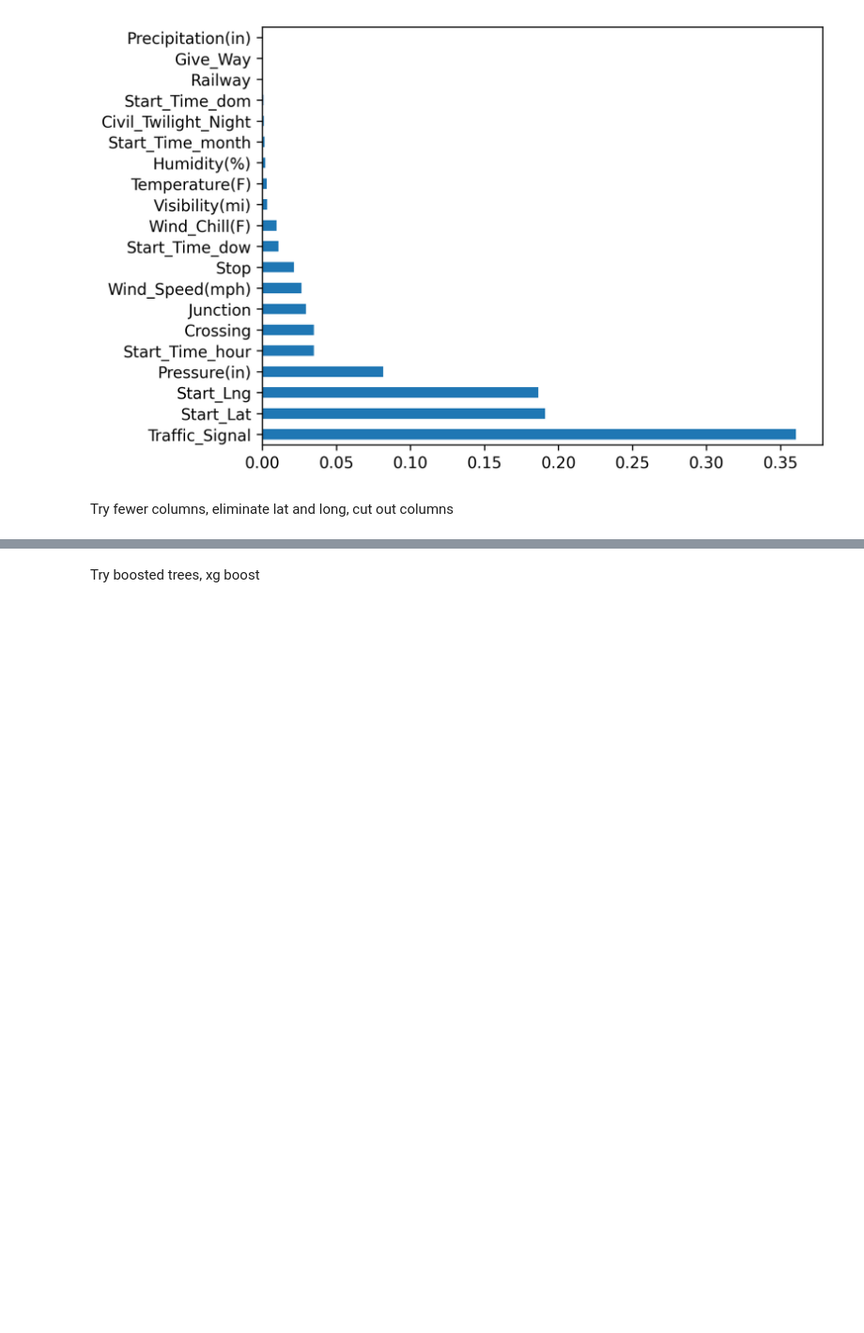
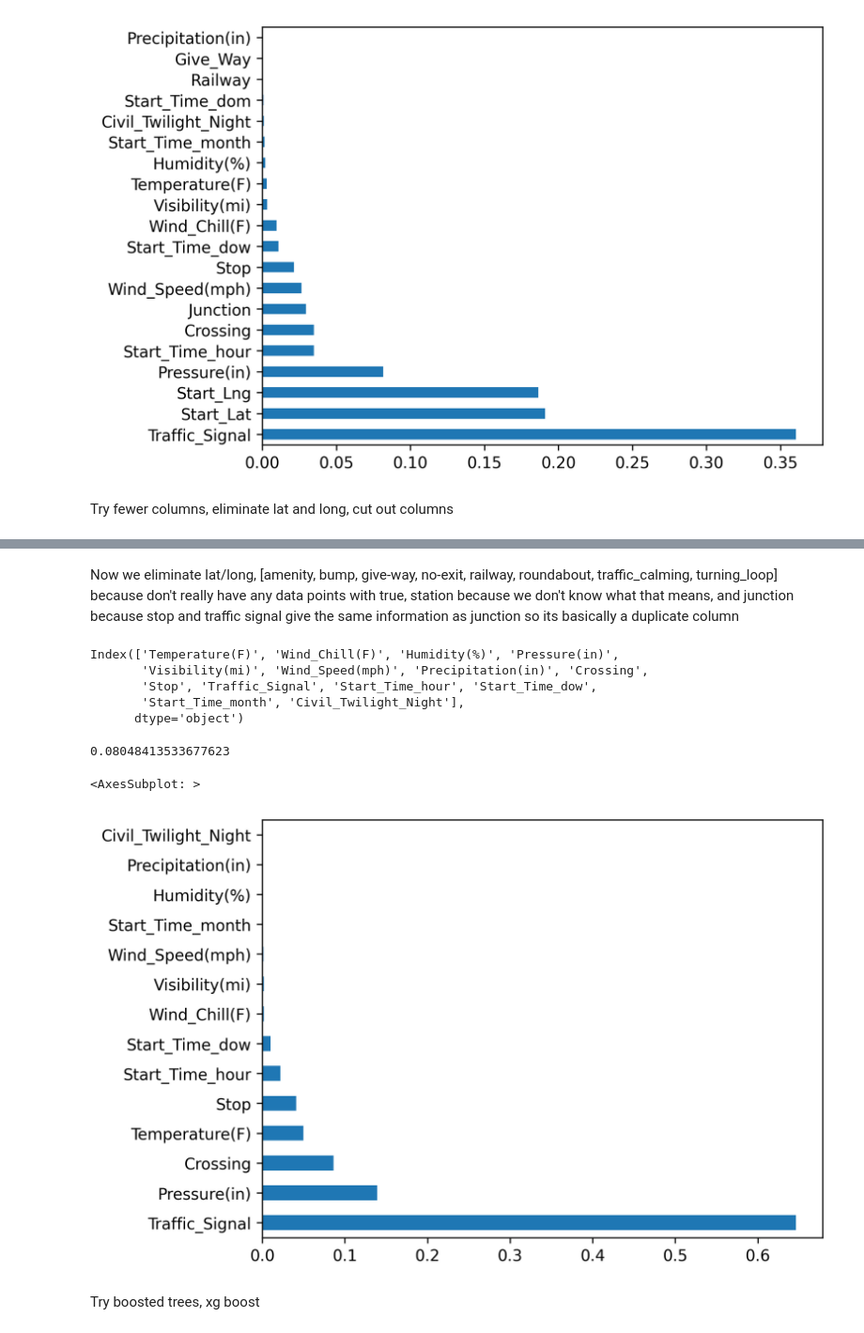
Before and after one commit to Jaredwinn77/Math-302-project, a Jupyter notebook: data.ipynb, the cells around one changed output, grey strips where cells are left out. Shown at 94% size. Drawn from its saved outputs; the diff is of its cells as text; code cells hidden in the pictures; blank space fills up the shorter version.

Commit message:
basic model with more dropped columns

```diff
--- a/data.ipynb
+++ b/data.ipynb
@@ -586,2 +605,32 @@ cut out columns
+# %% [markdown]
+Now we eliminate lat/long, [amenity, bump, give-way, no-exit, railway, roundabout, traffic_calming, turning_loop] because don't really have any data points with true, station because we don't know what that means, and junction because stop and traffic signal give the same information as junction so its basically a duplicate column
+# %%
+new_data = df.drop(columns=['Start_Lat', 'Start_Lng', 'Start_Time_dom', 'Junction', 'Station', 'Amenity', 'Bump', 'No_Exit', 'Give_Way', 'Railway', 'Roundabout', 'Traffic_Calming', 'Turning_Loop', 'Start_Time_year', 'score'])
+# One hot encode Civil Twilight
+new_data = pd.get_dummies(new_data, drop_first=True)
+# %%
+print(new_data.columns)
+# %% [output]
+Index(['Temperature(F)', 'Wind_Chill(F)', 'Humidity(%)', 'Pressure(in)',
+       'Visibility(mi)', 'Wind_Speed(mph)', 'Precipitation(in)', 'Crossing',
+       'Stop', 'Traffic_Signal', 'Start_Time_hour', 'Start_Time_dow',
+       'Start_Time_month', 'Civil_Twilight_Night'],
+      dtype='object')
+# %%
+xtrain2, xtest2, ytrain2, ytest2 = train_test_split(new_data, y, test_size=0.2, random_state=7)
+# %%
+rf2 = RandomForestRegressor(n_estimators=100, max_depth=5, random_state=7, n_jobs=-1)
+rf2.fit(xtrain2, ytrain2)
+pred2 = rf2.predict(xtest2)
+mse2 = mean_squared_error(ytest2, pred2)
+rmse2 = np.sqrt(mse2)
+print(rmse2)
+importances2 = pd.Series(rf2.feature_importances_, index=xtrain2.columns)
+importances2.sort_values(ascending=False).head(20)
+importances2.sort_values(ascending=False).head(20).plot(kind='barh')
+# %% [output]
+0.08048413533677623
+<AxesSubplot: >
+[figure, added]
 # %% [markdown]
 Try boosted trees, xg boost
```
Also changed, not shown: parts of 2 cells of this notebook.
